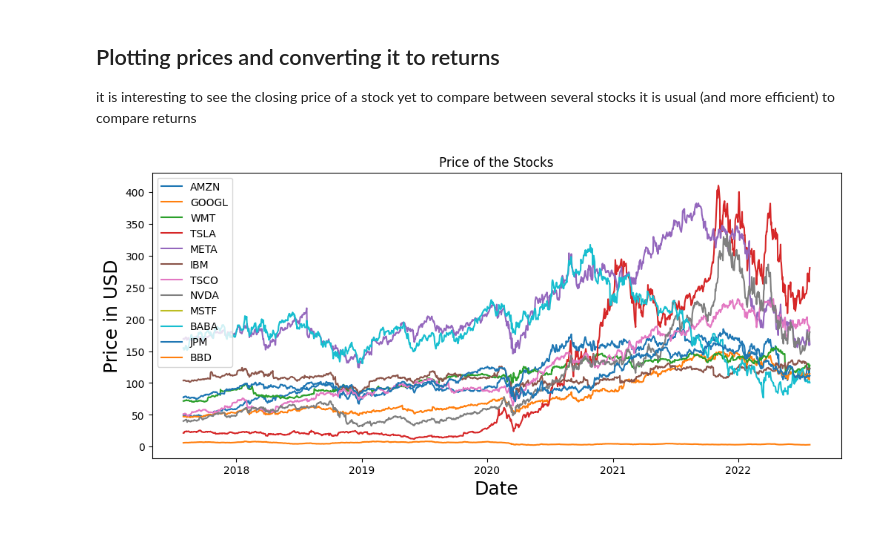
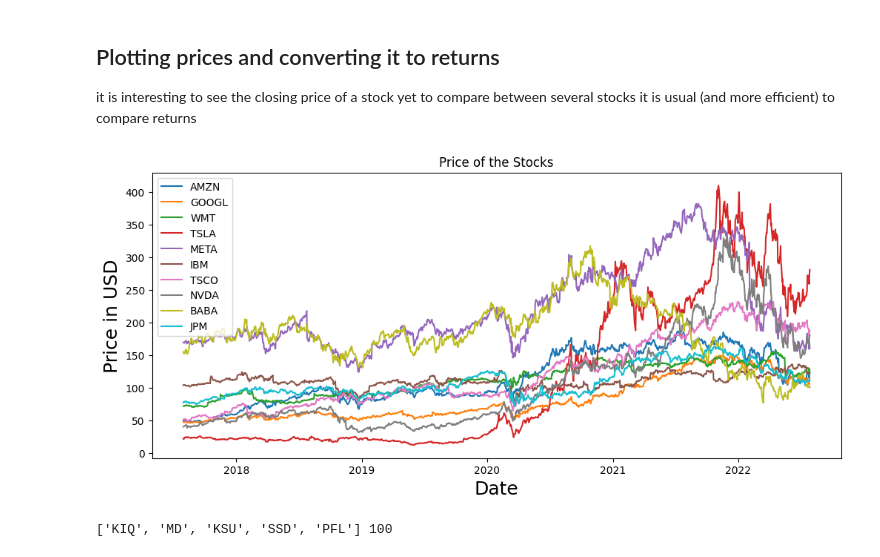
Before and after one commit to leoneleo/portifolio_opm, a Jupyter notebook: port_opm.ipynb, the cells around one changed output. Saved outputs shown, nothing was run; the diff lists cells and outputs as text; code cells hidden in the pictures.

```diff
--- a/port_opm.ipynb
+++ b/port_opm.ipynb
@@ -74,7 +80,9 @@ def get_stock(dataframe : pd.core.frame.DataFrame, stock_list: list, initial_dat
 
 initial_date : str = "2017-07-29"
 end_date : str = "2022-07-29"
-stock_list : list = ['AMZN','GOOGL','WMT','TSLA','META', 'IBM', 'TSCO', 'NVDA', 'MSTF', 'BABA', 'JPM', 'BBD']
+stock_list : list = ['AMZN','GOOGL','WMT','TSLA','META',
+                     'IBM', 'TSCO', 'NVDA', 'BABA', 'JPM',
+                     'BBD']
 
 df = get_stock(df_stocks, stock_list, initial_date, end_date)
 
@@ -95,14 +102,29 @@ it is interesting to see the closing price of a stock yet to compare between sev
 # %%
 # plot size
 plt.figure(figsize=(12,5))
 
 # selecting all stocks
-for i in df.columns.values:
+for i in df.columns.values[0:10]:
     plt.plot( df[i],  label=i)
 plt.title('Price of the Stocks')
 plt.xlabel('Date',fontsize=18)
 plt.ylabel('Price in USD',fontsize=18)
 plt.legend(df.columns.values, loc='upper left')
 plt.show()
 # %% [output]
-[figure, old version]
+[figure, new version]
+# %%
+# getting more stocks for correlation and calculation
+import csv, random
+
+tickers = []
+with open('tickers.csv', newline='') as inputfile:
+    for row in csv.reader(inputfile):
+        tickers.append(row[0])
+random.seed(2907)
+random.shuffle(tickers)
+tickers = tickers[0:100]
+
+print(tickers[:5], len(tickers))
+# %% [output]
+['KIQ', 'MD', 'KSU', 'SSD', 'PFL'] 100
```
Also changed, not shown: parts of 8 cells of this notebook.
